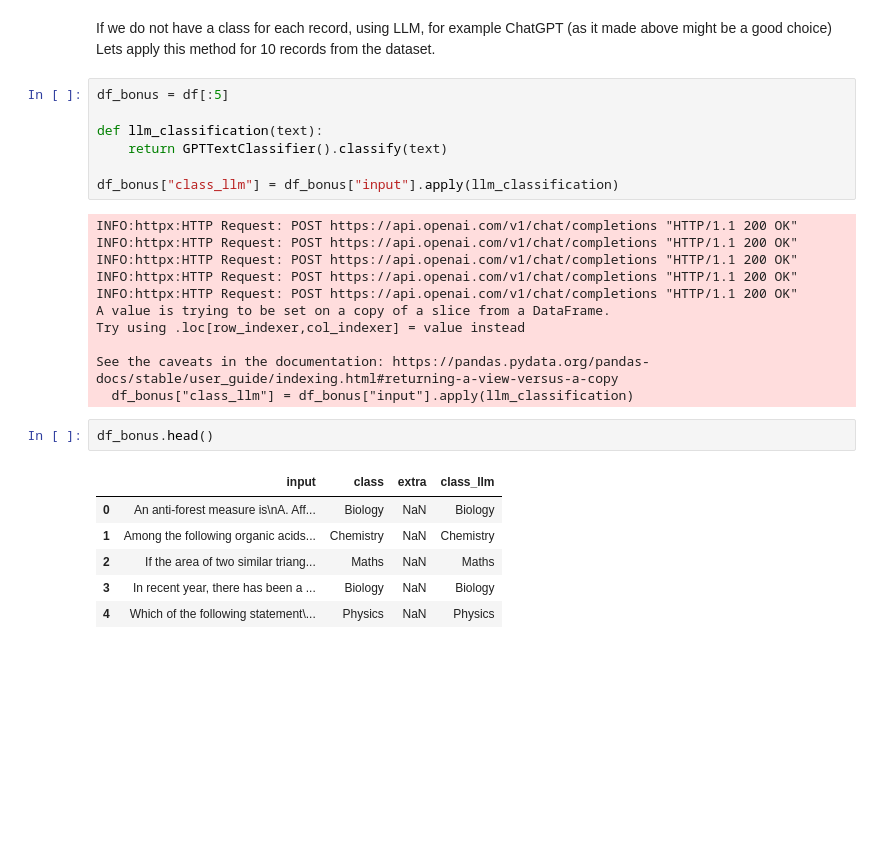
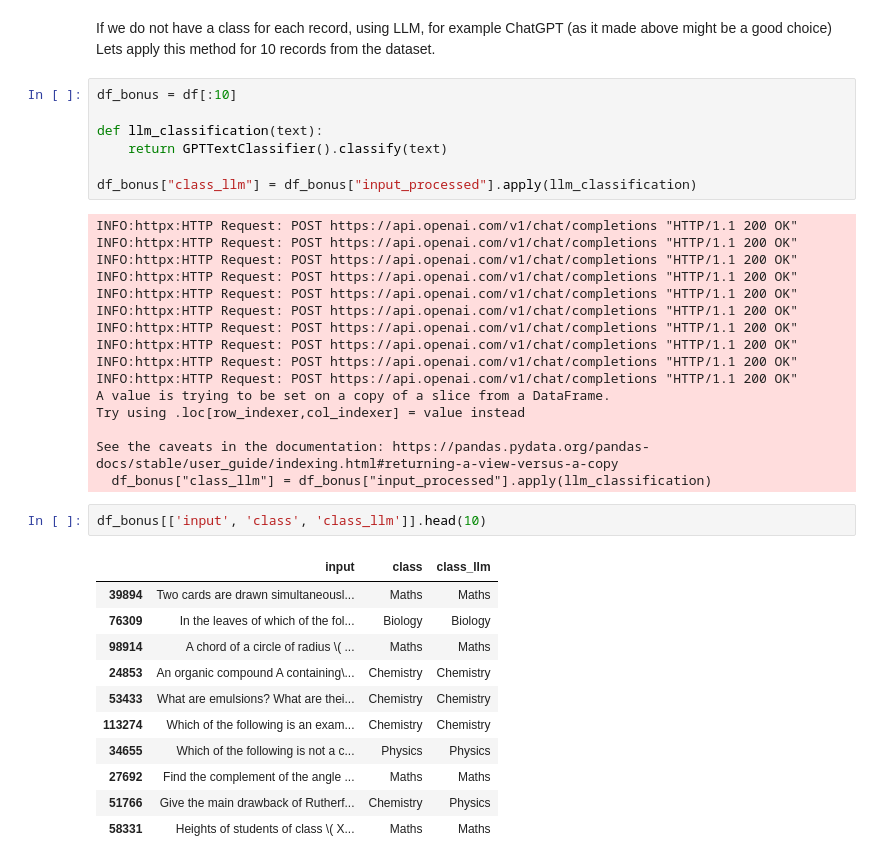
Before and after one commit to ivan-bulka/classification-multi-choice, a Jupyter notebook: Classification of Multiple-Choice Questions.ipynb, the cells around one changed output. Drawn from its saved outputs; the diff is of its cells as text; blank space fills up the shorter version.

```diff
--- a/Classification of Multiple-Choice Questions.ipynb
+++ b/Classification of Multiple-Choice Questions.ipynb
@@ -289,13 +316,18 @@ This approach is good:
 If we do not have a class for each record, using LLM, for example ChatGPT (as it made above might be a good choice)
 Lets apply this method for 10 records from the dataset.
 # %%
-df_bonus = df[:5]
+df_bonus = df[:10]
 
 def llm_classification(text):
     return GPTTextClassifier().classify(text)
 
-df_bonus["class_llm"] = df_bonus["input"].apply(llm_classification)
+df_bonus["class_llm"] = df_bonus["input_processed"].apply(llm_classification)
 # %% [output]
+INFO:httpx:HTTP Request: POST https://api.openai.com/v1/chat/completions "HTTP/1.1 200 OK"
+INFO:httpx:HTTP Request: POST https://api.openai.com/v1/chat/completions "HTTP/1.1 200 OK"
+INFO:httpx:HTTP Request: POST https://api.openai.com/v1/chat/completions "HTTP/1.1 200 OK"
+INFO:httpx:HTTP Request: POST https://api.openai.com/v1/chat/completions "HTTP/1.1 200 OK"
+INFO:httpx:HTTP Request: POST https://api.openai.com/v1/chat/completions "HTTP/1.1 200 OK"
 INFO:httpx:HTTP Request: POST https://api.openai.com/v1/chat/completions "HTTP/1.1 200 OK"
 INFO:httpx:HTTP Request: POST https://api.openai.com/v1/chat/completions "HTTP/1.1 200 OK"
 INFO:httpx:HTTP Request: POST https://api.openai.com/v1/chat/completions "HTTP/1.1 200 OK"
@@ -305,14 +337,19 @@ A value is trying to be set on a copy of a slice from a DataFrame.
 Try using .loc[row_indexer,col_indexer] = value instead
 
 See the caveats in the documentation: https://pandas.pydata.org/pandas-docs/stable/user_guide/indexing.html#returning-a-view-versus-a-copy
-  df_bonus["class_llm"] = df_bonus["input"].apply(llm_classification)
+  df_bonus["class_llm"] = df_bonus["input_processed"].apply(llm_classification)
 # %%
-df_bonus.head()
+df_bonus[['input', 'class', 'class_llm']].head(10)
 # %% [output]
-|  | input | class | extra | class_llm |
-| 0 | An anti-forest measure is\nA. Aff... | Biology | NaN | Biology |
-| 1 | Among the following organic acids... | Chemistry | NaN | Chemistry |
-| 2 | If the area of two similar triang... | Maths | NaN | Maths |
-| 3 | In recent year, there has been a ... | Biology | NaN | Biology |
-| 4 | Which of the following statement\... | Physics | NaN | Physics |
+|  | input | class | class_llm |
+| 39894 | Two cards are drawn simultaneousl... | Maths | Maths |
+| 76309 | In the leaves of which of the fol... | Biology | Biology |
+| 98914 | A chord of a circle of radius \( ... | Maths | Maths |
+| 24853 | An organic compound A containing\... | Chemistry | Chemistry |
+| 53433 | What are emulsions? What are thei... | Chemistry | Chemistry |
+| 113274 | Which of the following is an exam... | Chemistry | Chemistry |
+| 34655 | Which of the following is not a c... | Physics | Physics |
+| 27692 | Find the complement of the angle ... | Maths | Maths |
+| 51766 | Give the main drawback of Rutherf... | Chemistry | Physics |
+| 58331 | Heights of students of class \( X... | Maths | Maths |
 # %% [markdown]
```
Also changed, not shown: parts of 16 cells of this notebook, 2 other files.
